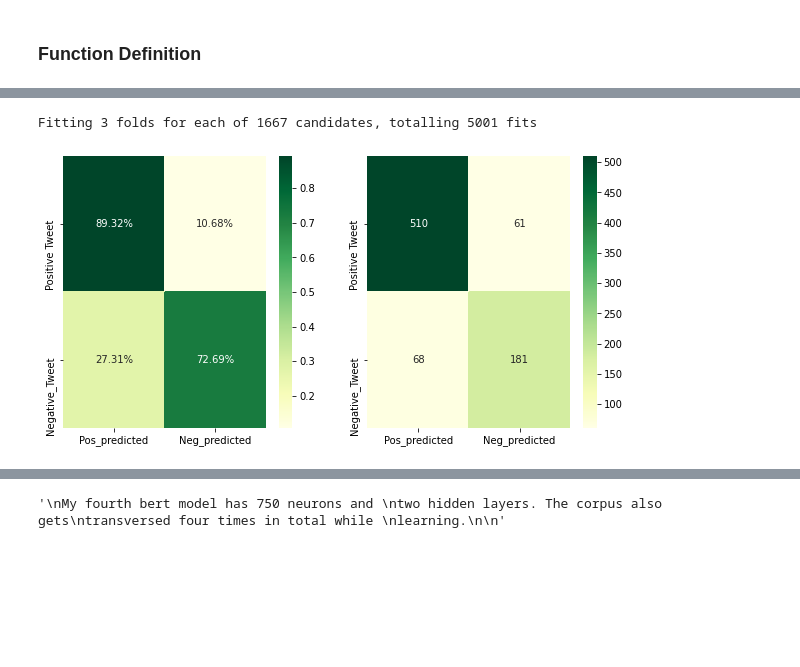
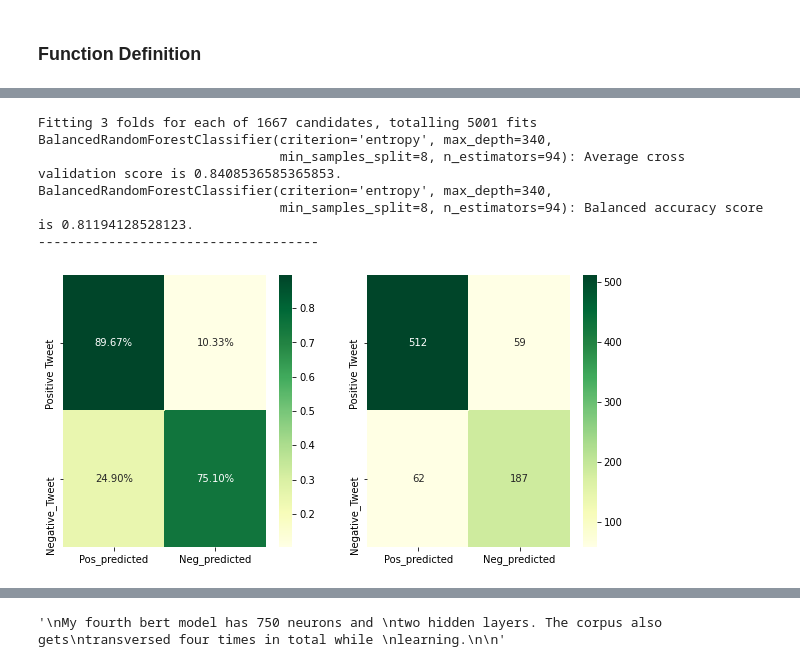
Before and after one commit to ddey117/ABSA_Project_4, a Jupyter notebook: Sentiment_Modeling.ipynb, the cells around one changed output, grey strips where cells are left out. Cells and saved outputs as stored; diff of their text form; code cells hidden in the pictures; blank space fills up the shorter version.

```diff
--- a/Sentiment_Modeling.ipynb
+++ b/Sentiment_Modeling.ipynb
@@ -154,12 +160,17 @@ def Master_Pre_Vectorization(text_series):
 #takes in a pipeline and training data
 #and prints cross_validation scores
 #and average of scores
+#It also returns balanced_accuracy_score
 
-
-def cross_validation(pipeline, X_train, y_train):
+def cross_validation_plus(pipeline, X_train, y_train, X_test, y_test):
     scores = cross_val_score(pipeline, X_train, y_train)
     agg_score = np.mean(scores)
     print(f'{pipeline.steps[1][1]}: Average cross validation score is {agg_score}.')
+    pipeline.fit(X_train, y_train)
+    y_pred = pipeline.predict(X_test)
+    balanced_accuracy = balanced_accuracy_score(y_test, y_pred)
+    print(f'{pipeline.steps[1][1]}: Balanced accuracy score is {balanced_accuracy}.')
+    print("------------------------------------")
 
 
 #function to fit pipeline
@@ -170,11 +181,11 @@ def cross_validation(pipeline, X_train, y_train):
 def plot_confusion_matrices(pipe, pathway):
 
     pipe.fit(X_train, y_train)
-    y_true = y_test
+
     y_pred = pipe.predict(X_test)
 
-    matrix_norm = confusion_matrix(y_true, y_pred, normalize='true')
-    matrix = confusion_matrix(y_true, y_pred)
+    matrix_norm = confusion_matrix(y_test, y_pred, normalize='true')
+    matrix = confusion_matrix(y_test, y_pred)
 
     fig, (ax1, ax2) = plt.subplots(ncols = 2,figsize=(10, 5))
     sns.heatmap(matrix_norm,
@@ -322,32 +329,39 @@ min_samples_leaf = [0.01, 0.1, 1, 2, 4]
 
 # Create the random grid
 random_grid = {'n_estimators': n_estimators,
                'criterion': criterion,
                'max_depth': max_depth,
                'min_samples_split': min_samples_split,
                'min_samples_leaf': min_samples_leaf
               }
 
 #rrandomly iterate 1667*3 times through the grid
 balanced_rfc_rs = RandomizedSearchCV(estimator = BalancedRandomForestClassifier(),
                                      param_distributions = random_grid,
+                                     scoring = 'balanced_accuracy',
                                      n_iter = 1667,
                                      cv = 3,
                                      verbose=2,
                                      random_state=11,
                                      n_jobs = -1
                                     )
 
 
 #fit random grid search and determine best_estimator_
 balanced_rfc_rs.fit(tf_idf_X_train, y_train)
 
 #create pipeline for best result from random grid search
 balanced_rfc_rs_pipe = make_pipeline(vectorizer,
                                      balanced_rfc_rs.best_estimator_)
 
+cross_validation_plus(balanced_rfc_rs_pipe, X_train, y_train, X_test, y_test)
 plot_confusion_matrices(balanced_rfc_rs_pipe, 'images/best_balanced_rf_matrix.jpg')
 # %% [output]
 Fitting 3 folds for each of 1667 candidates, totalling 5001 fits
+BalancedRandomForestClassifier(criterion='entropy', max_depth=340,
+                               min_samples_split=8, n_estimators=94): Average cross validation score is 0.8408536585365853.
+BalancedRandomForestClassifier(criterion='entropy', max_depth=340,
+                               min_samples_split=8, n_estimators=94): Balanced accuracy score is 0.81194128528123.
+------------------------------------
-[figure, old version]
+[figure, new version]
 # %% [markdown]
```
Also changed, not shown: parts of 7 cells of this notebook, 3 other files.
